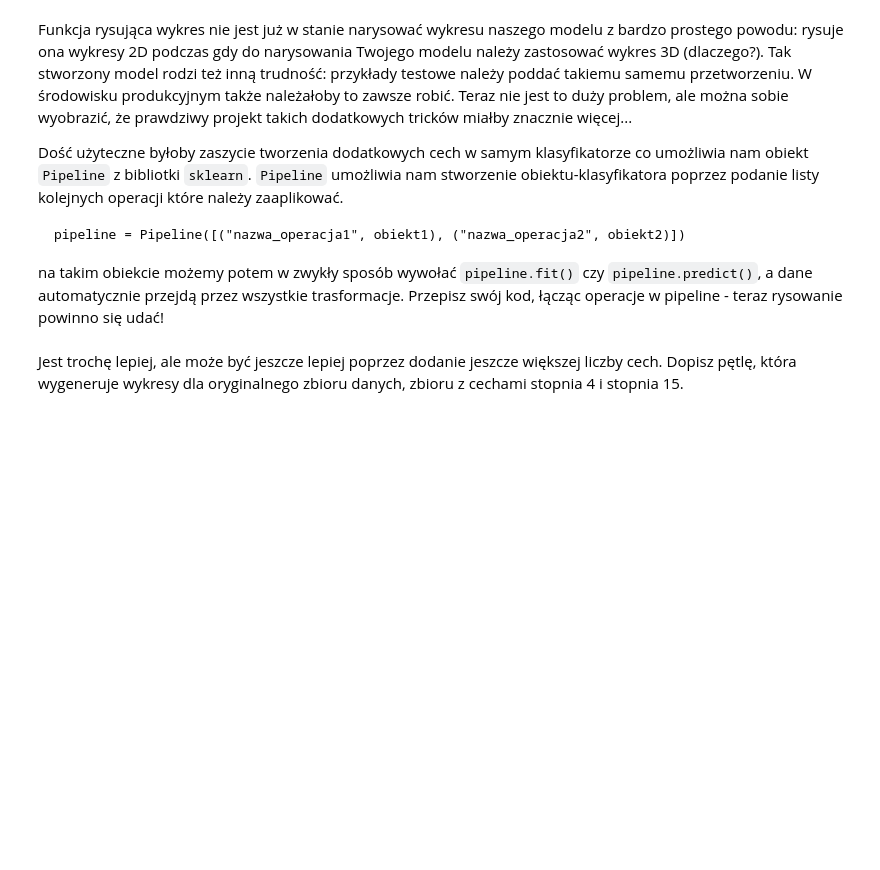
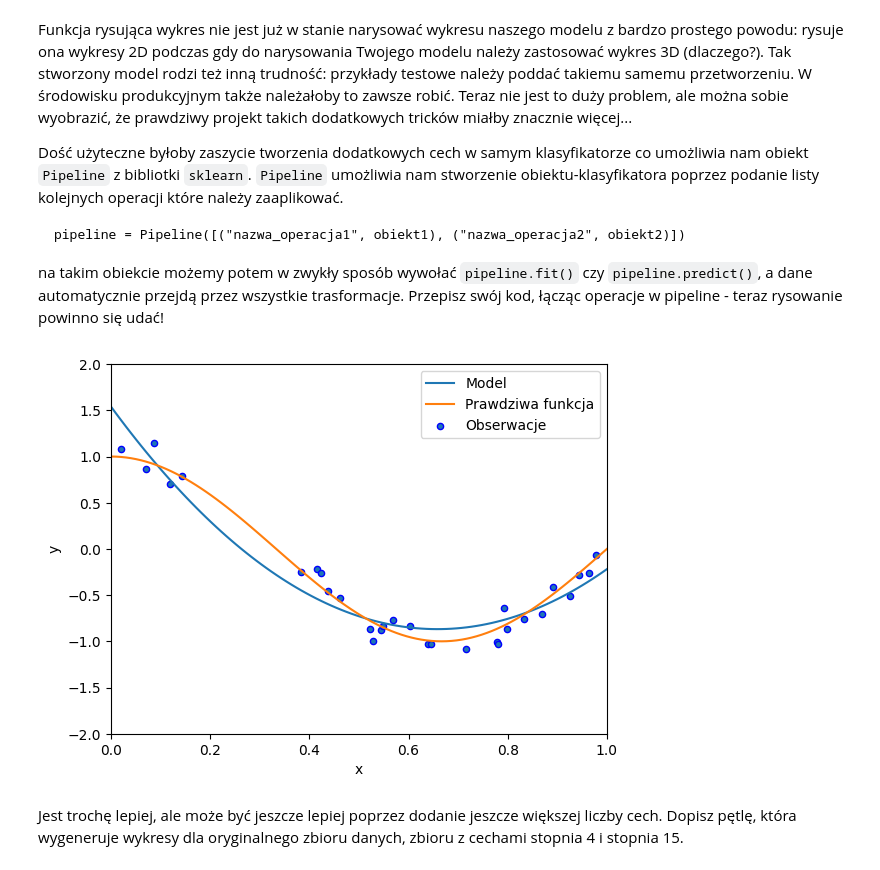
Before and after one commit to marcol13/SUS, a Jupyter notebook: overfit/overfitting.ipynb, the cells around one changed output. Cells and saved outputs as stored; diff of their text form; code cells hidden in the pictures; blank space fills up the shorter version.

```diff
--- a/overfit/overfitting.ipynb
+++ b/overfit/overfitting.ipynb
@@ -174,2 +195,13 @@ raise NotImplementedError()
+# %%
+from sklearn.pipeline import Pipeline
+
+X, y =get_data()
+
+pipeline = Pipeline([("PolynomialFeatures", PolynomialFeatures()), ("LinearRegression", LinearRegression())])
+reg = pipeline.fit(X, y)
+
+plot_poly(X, y, reg)
+# %% [output]
+[figure, added]
 # %% [markdown]
 Jest trochę lepiej, ale może być jeszcze lepiej poprzez dodanie jeszcze większej liczby cech. Dopisz pętlę, która wygeneruje wykresy dla oryginalnego zbioru danych, zbioru z cechami stopnia 4 i stopnia 15.
```
Also changed, not shown: parts of 11 cells of this notebook, 1 other file.
